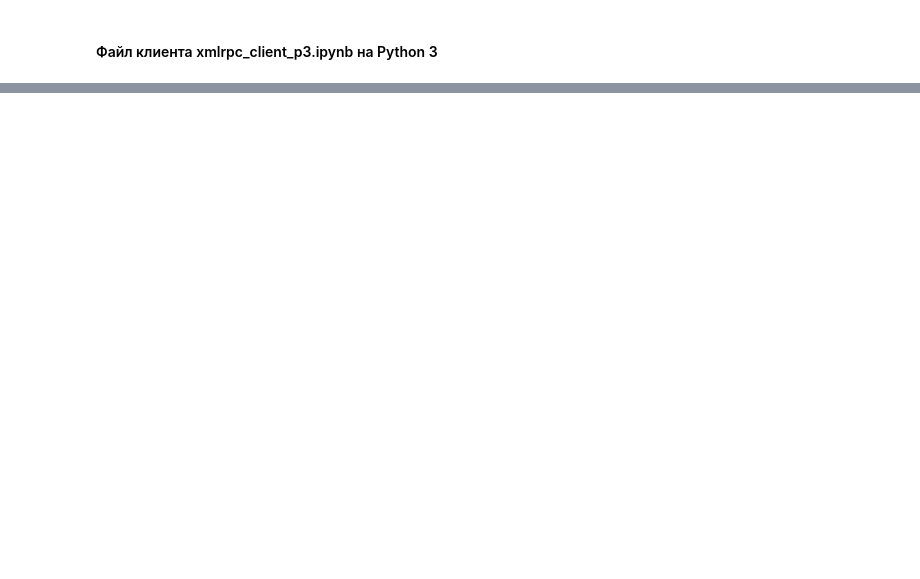
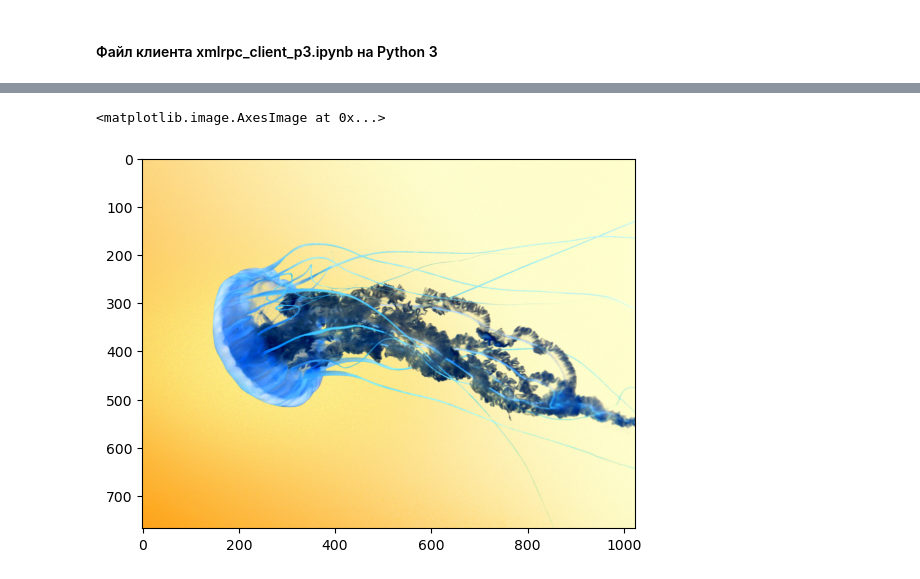
Before and after one commit to p6p62/DIPS-rsreu-labs, a Jupyter notebook: xmlrpc_client_p3.ipynb, the cells around one changed output, grey strips where cells are left out. Cells and saved outputs as stored; diff of their text form; code cells hidden in the pictures; blank space fills up the shorter version.

Commit message:
Добавил работу с изображениями и отбор по длительности

```diff
--- a/xmlrpc_client_p3.ipynb
+++ b/xmlrpc_client_p3.ipynb
@@ -31,0 +65,18 @@ Pow 2^3:  8
+# %%
+# Инверсия цвета изображения через сервер
+def inv_color(img_arr_in):
+    pimg = pickle.dumps(img_arr_in)
+    img_bin = xmlrpc.client.Binary(pimg)
+
+    img_bin2 = proxy_server.color_inversion(img_bin)
+
+    img_arr_out = pickle.loads(img_bin2.data)
+    return img_arr_out
+
+img_arr_inv = inv_color(img_arr)
+
+# Изображение с инверсией цвета
+imshow(img_arr_inv)
+# %% [output]
+<matplotlib.image.AxesImage at 0x...>
+[figure, added]
```
Also changed, not shown: parts of 12 cells of this notebook, 6 other files.
